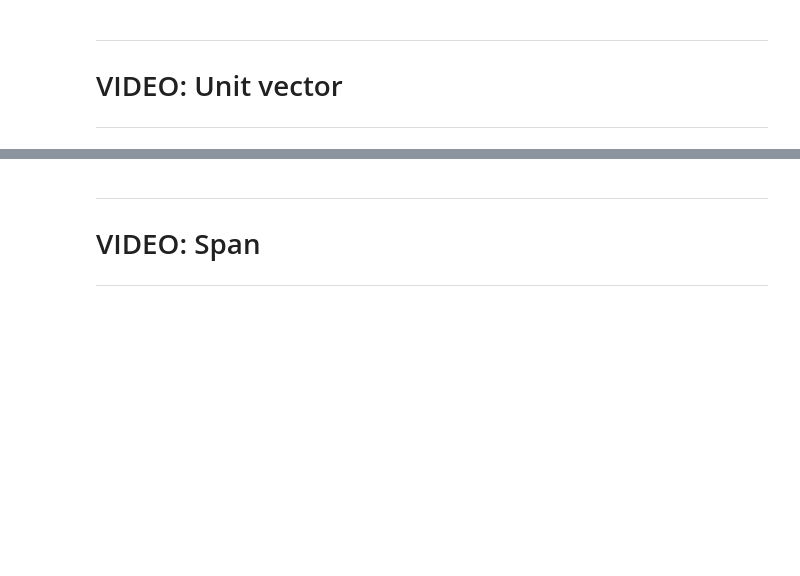
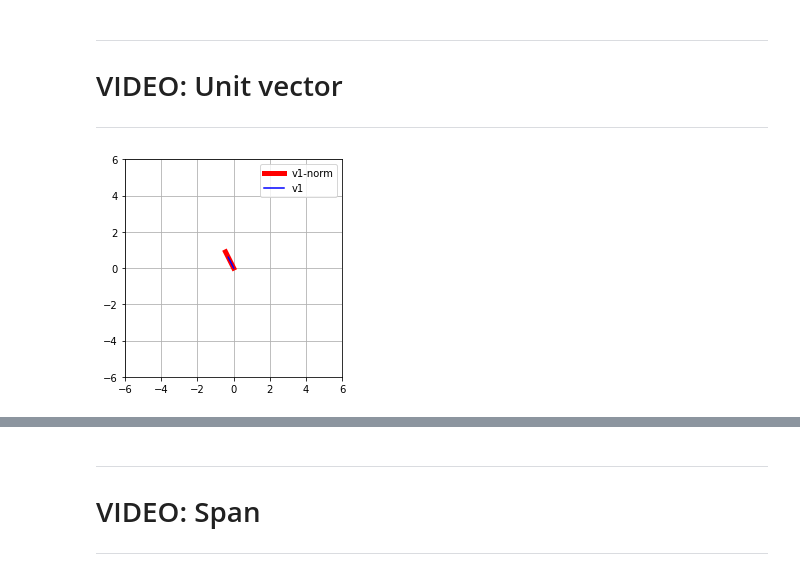
Before and after one commit to annazhao1111/LinearAlgebra, a Jupyter notebook: linalg_vectors.ipynb, the cells around one changed output, grey strips where cells are left out. Drawn from its saved outputs; the diff is of its cells as text; code cells hidden in the pictures; blank space fills up the shorter version.

```diff
--- a/linalg_vectors.ipynb
+++ b/linalg_vectors.ipynb
@@ -384,20 +384,23 @@ print( np.transpose(v.conjugate()) )
 # %%
 
 # vector
-v1 = np.array([ -3, 6 ])
+# v1 = np.array([ -3, 6 ])
+v1 = np.array([ -.3, .6 ])
 
 # mu
 mu = 1/np.linalg.norm(v1)
 
 v1n = v1*mu
 
 # plot them
 plt.plot([0, v1n[0]],[0, v1n[1]],'r',label='v1-norm',linewidth=5)
 plt.plot([0, v1[0]],[0, v1[1]],'b',label='v1')
 
 # axis square
 plt.axis('square')
 plt.axis(( -6, 6, -6, 6 ))
 plt.grid()
 plt.legend()
 plt.show()
+# %% [output]
+[figure, added]
```
Also changed, not shown: parts of 2 cells of this notebook.
